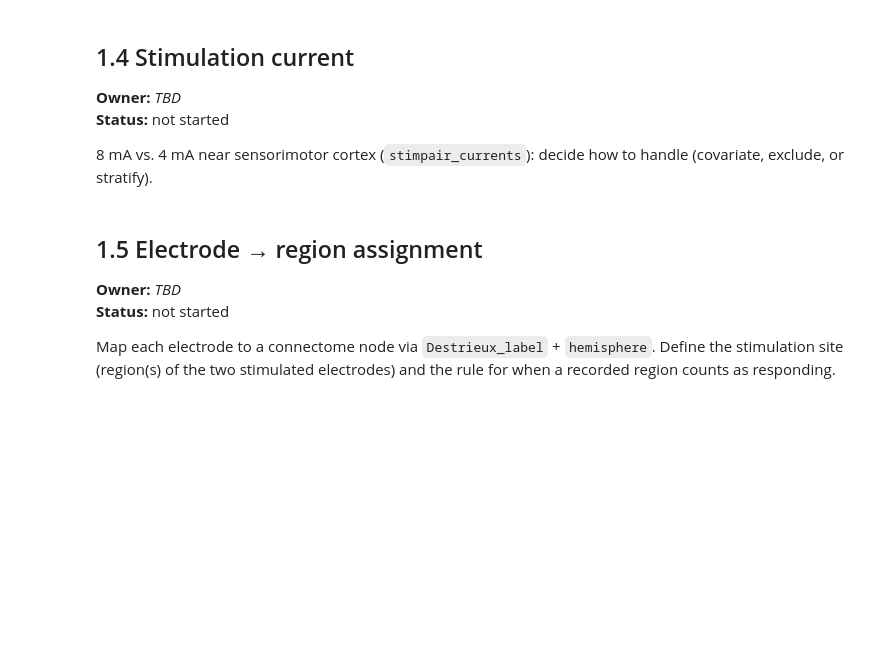
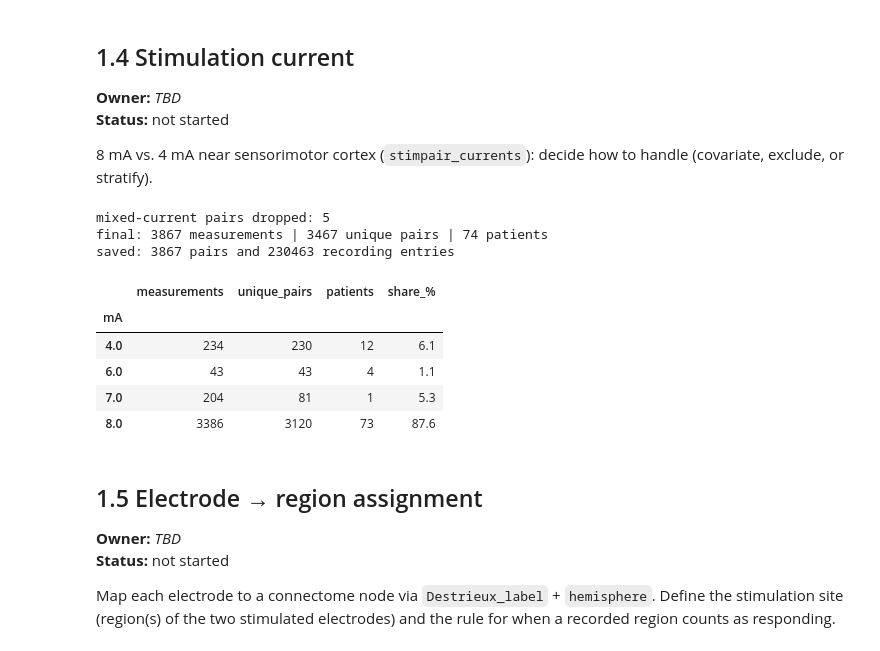
Before and after one commit to SriVidyaYeluripati/control-vs-strength, a Jupyter notebook: notebooks/main.ipynb, the cells around one changed output. Cells and saved outputs as stored; diff of their text form; code cells hidden in the pictures; blank space fills up the shorter version.

```diff
--- a/notebooks/main.ipynb
+++ b/notebooks/main.ipynb
@@ -79,6 +293,38 @@ Apply, and count the effect of, each rule:
 **Status:** not started
 
 8 mA vs. 4 mA near sensorimotor cortex (`stimpair_currents`): decide how to handle (covariate, exclude, or stratify).
+# %%
+kept = pairs[pairs["stim_ok"]].copy()
+if DROP_MIXED_CURRENT_PAIRS:
+    print("mixed-current pairs dropped:", kept["mixed_current"].sum())
+    kept = kept[~kept["mixed_current"]]
+if CURRENT_HANDLING == "8mA_only":
+    kept = kept[kept["mA"] == 8]
+kept["weaker_pulse"] = (kept["mA"] < 8).astype(int)       # covariate for the analysis
+
+cur_tab = kept.groupby("mA").agg(measurements=("pair", "size"),
+                                 unique_pairs=("unique_pair", "nunique"),
+                                 patients=("patient", "nunique"))
+cur_tab["share_%"] = (100 * cur_tab["measurements"] / len(kept)).round(1)
+print("final:", len(kept), "measurements |", kept["unique_pair"].nunique(), "unique pairs |",
+      kept["patient"].nunique(), "patients")
+
+PROCESSED_DIR.mkdir(parents=True, exist_ok=True)
+kept.to_csv(PROCESSED_DIR / "stim_pairs_clean.csv", index=False)
+resp_kept = responses.merge(kept[["patient", "run", "pair"]], on=["patient", "run", "pair"])
+resp_kept.to_csv(PROCESSED_DIR / "responses_clean.csv.gz", index=False)
+print("saved:", len(kept), "pairs and", len(resp_kept), "recording entries")
+cur_tab
+# %% [output]
+mixed-current pairs dropped: 5
+final: 3867 measurements | 3467 unique pairs | 74 patients
+saved: 3867 pairs and 230463 recording entries
+|  | measurements | unique_pairs | patients | share_% |
+| mA |  |  |  |  |
+| 4.0 | 234 | 230 | 12 | 6.1 |
+| 6.0 | 43 | 43 | 4 | 1.1 |
+| 7.0 | 204 | 81 | 1 | 5.3 |
+| 8.0 | 3386 | 3120 | 73 | 87.6 |
 # %% [markdown]
 ## 1.5 Electrode → region assignment
 
```
Also changed, not shown: parts of 15 cells of this notebook, 2 other files.
